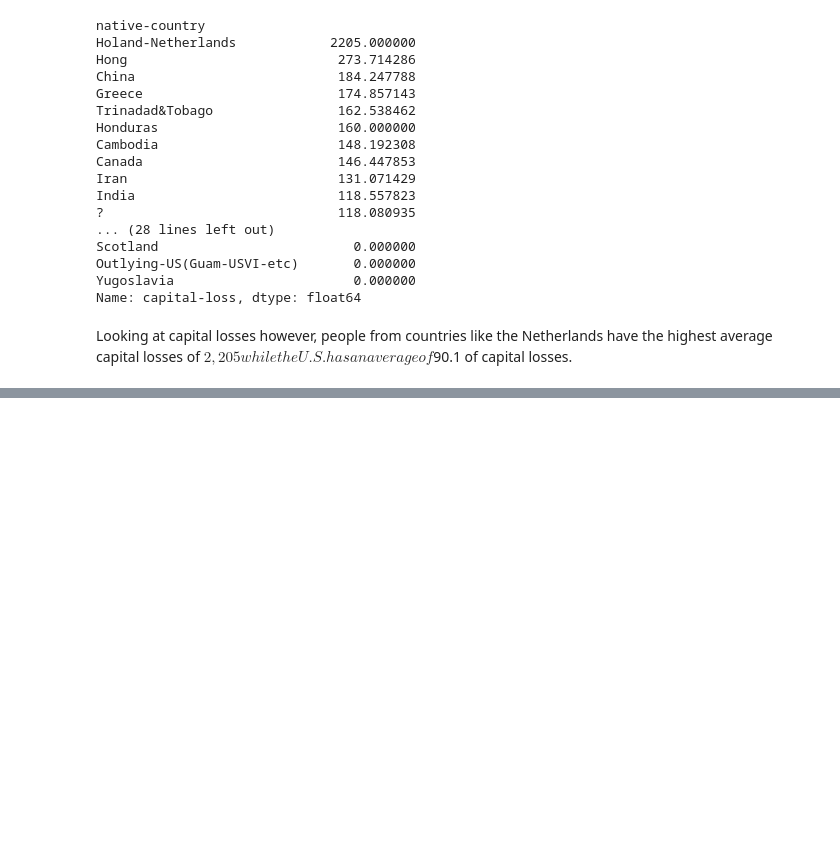
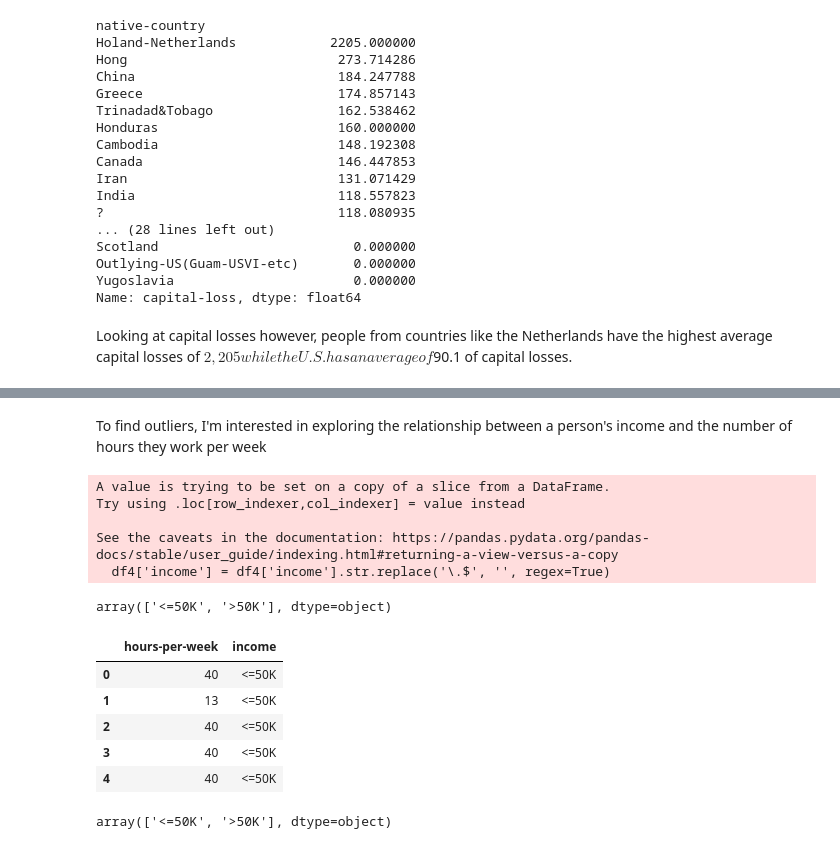
Before and after one commit to klam912/income_prediction, a Jupyter notebook: code/analysis.ipynb, the cells around one changed output, grey strips where cells are left out. Cells and saved outputs as stored; diff of their text form; code cells hidden in the pictures; blank space fills up the shorter version.

```diff
--- a/code/analysis.ipynb
+++ b/code/analysis.ipynb
@@ -451,0 +519,29 @@ plt.show()
+# %% [markdown]
+To find outliers, I'm interested in exploring the relationship between a person's income and the number of hours they work per week
+# %%
+# Fix the income labels as only either <=50k or >50k.
+df4['income'] = df4['income'].str.replace('\.$', '', regex=True)
+# %% [output]
+A value is trying to be set on a copy of a slice from a DataFrame.
+Try using .loc[row_indexer,col_indexer] = value instead
+
+See the caveats in the documentation: https://pandas.pydata.org/pandas-docs/stable/user_guide/indexing.html#returning-a-view-versus-a-copy
+  df4['income'] = df4['income'].str.replace('\.$', '', regex=True)
+# %%
+df4['income'].unique()
+# %% [output]
+array(['<=50K', '>50K'], dtype=object)
+# %%
+hr_week_and_income = df4[['hours-per-week', 'income']] # create a sub df that only contains hrs/week and income
+hr_week_and_income.head()
+# %% [output]
+|  | hours-per-week | income |
+| 0 | 40 | <=50K |
+| 1 | 13 | <=50K |
+| 2 | 40 | <=50K |
+| 3 | 40 | <=50K |
+| 4 | 40 | <=50K |
+# %%
+hr_week_and_income['income'].unique()
+# %% [output]
+array(['<=50K', '>50K'], dtype=object)
```
Also changed, not shown: parts of 19 cells of this notebook.
